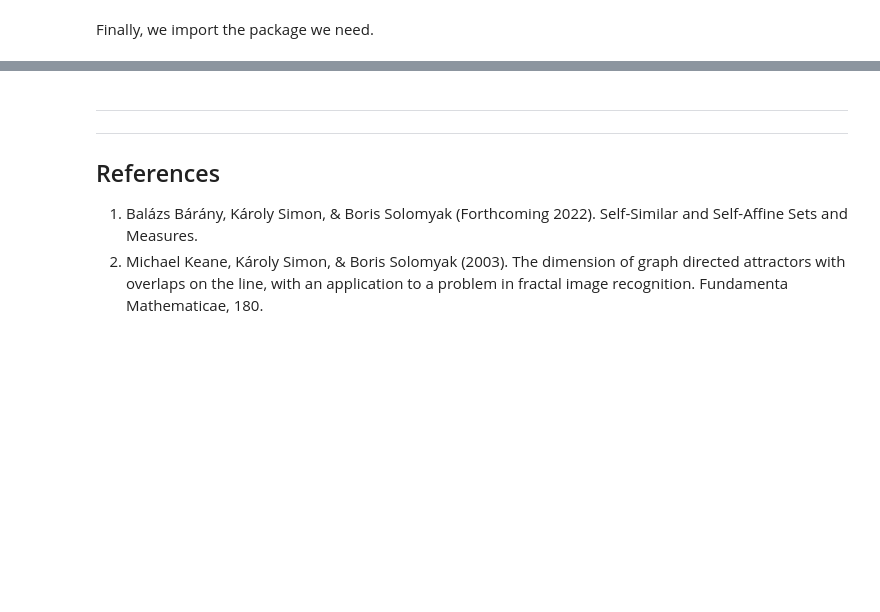
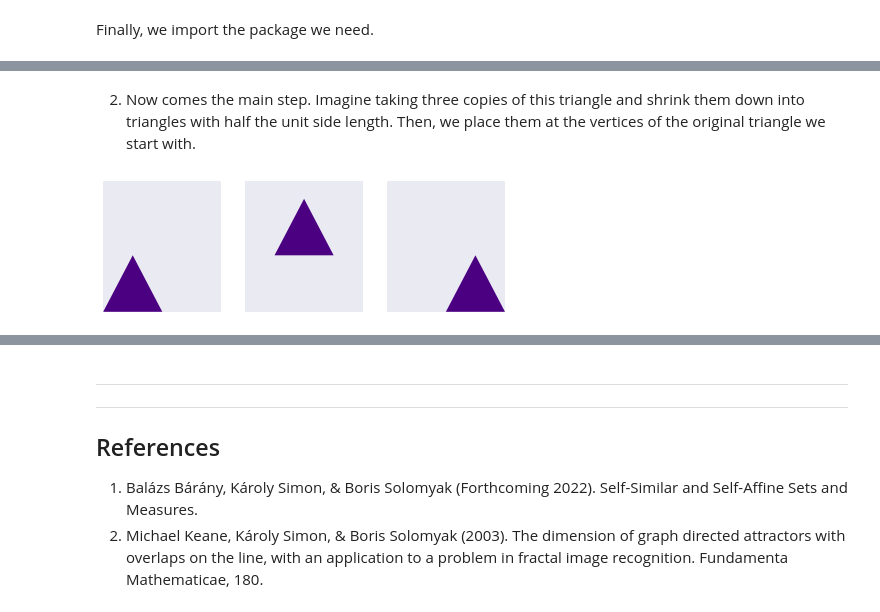
Before and after one commit to salimstnl/bme-fractal, a Jupyter notebook: main.ipynb, the cells around one changed output, grey strips where cells are left out. Saved outputs shown, nothing was run; the diff lists cells and outputs as text; code cells hidden in the pictures; blank space fills up the shorter version.

```diff
--- a/main.ipynb
+++ b/main.ipynb
@@ -164,0 +87,6 @@ Seeing many definitions for the first time can be quite puzzling. The next secti
+# %% [markdown]
+2. Now comes the main step. Imagine taking three copies of this triangle and shrink them down into triangles with half the unit side length. Then, we place them at the vertices of the original triangle we start with.
+# %%
+sier.step2(sier.sbase)
+# %% [output]
+[figure, added]
```
Also changed, not shown: parts of 46 cells of this notebook.
